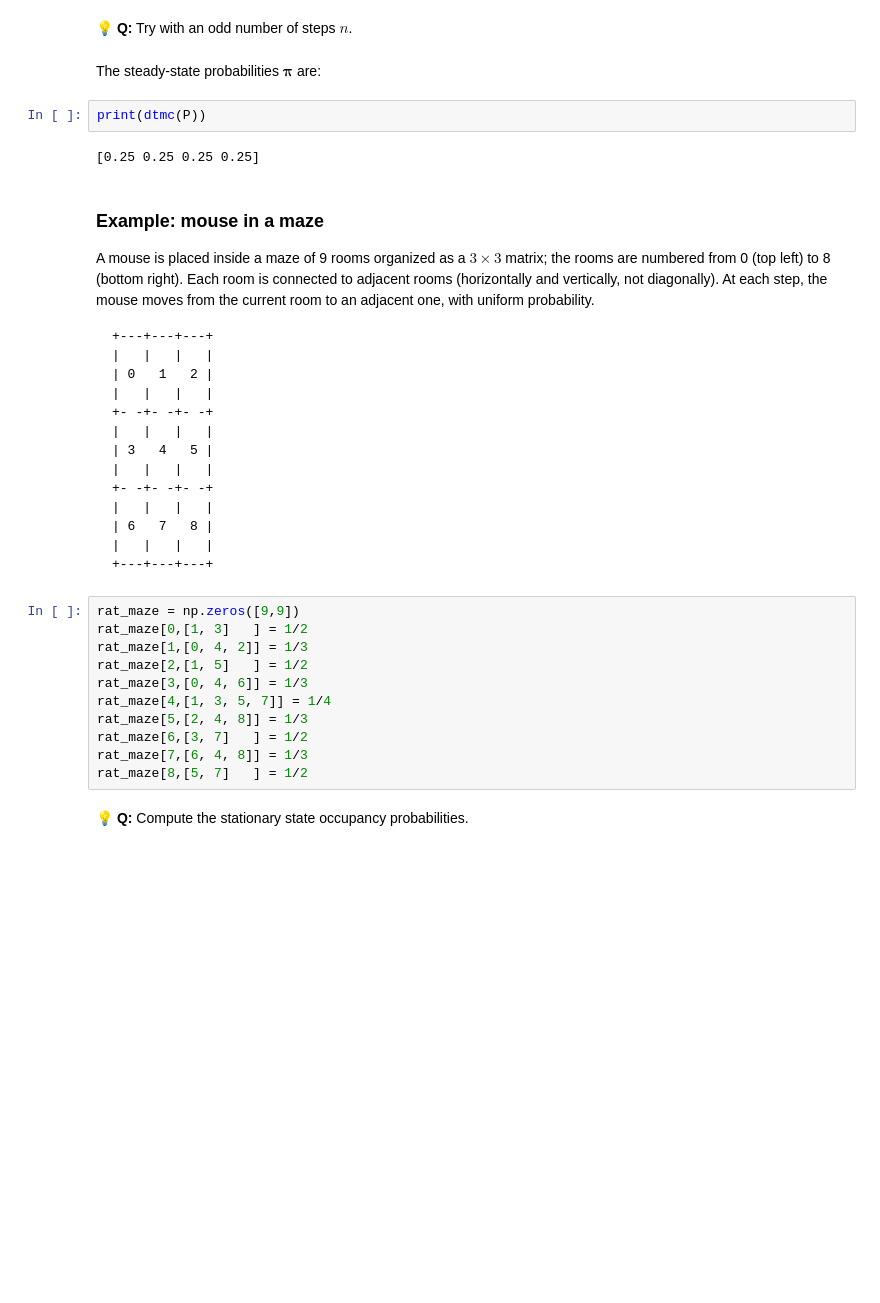
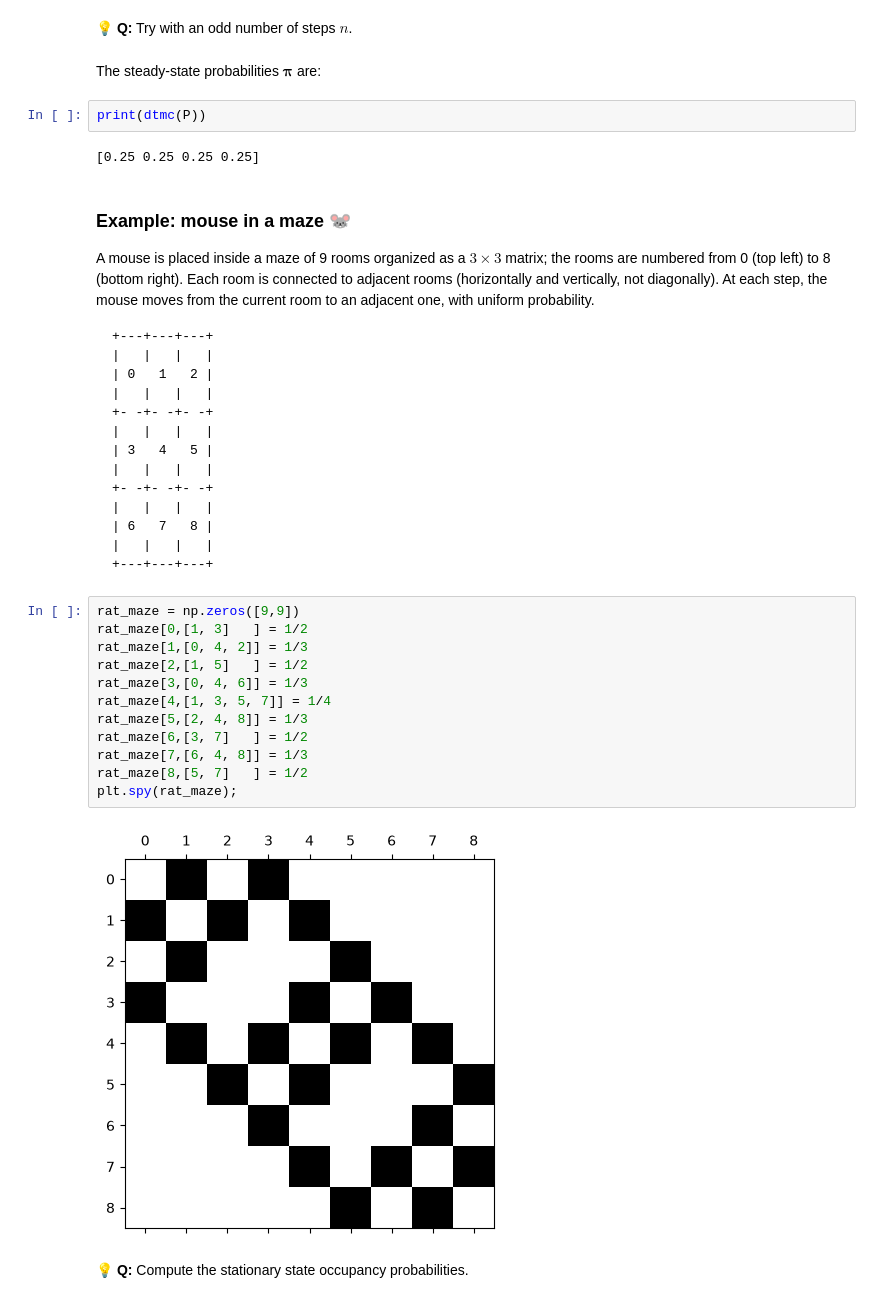
Before and after one commit to mmarzolla/cs-simulation, a Jupyter notebook: Markov-chains/markov-chains.ipynb, the cells around one changed output. Drawn from its saved outputs; the diff is of its cells as text; blank space fills up the shorter version.

```diff
--- a/Markov-chains/markov-chains.ipynb
+++ b/Markov-chains/markov-chains.ipynb
@@ -210,13 +210,13 @@ print(dtmc(P, 10, p0))
 # %% [markdown]
 💡 **Q:**  Try with an odd number of steps $n$.
 # %% [markdown]
-The steady-state probabilities $\mathbf{\pi}$ are:
+The steady-state probabilities $\boldsymbol{\pi}$ are:
 # %%
 print(dtmc(P))
 # %% [output]
 [0.25 0.25 0.25 0.25]
 # %% [markdown]
-### Example: mouse in a maze
+### Example: mouse in a maze 🐭
 
 A mouse is placed inside a maze of 9 rooms organized as a $3 \times 3$ matrix; the rooms are numbered from 0 (top left) to 8 (bottom right). Each room is connected to adjacent rooms (horizontally and vertically, not diagonally). At each step, the mouse moves from the current room to an adjacent one, with uniform probability.
 
@@ -238,14 +238,17 @@ A mouse is placed inside a maze of 9 rooms organized as a $3 \times 3$ matrix; t
 # %%
 rat_maze = np.zeros([9,9])
 rat_maze[0,[1, 3]   ] = 1/2
 rat_maze[1,[0, 4, 2]] = 1/3
 rat_maze[2,[1, 5]   ] = 1/2
 rat_maze[3,[0, 4, 6]] = 1/3
 rat_maze[4,[1, 3, 5, 7]] = 1/4
 rat_maze[5,[2, 4, 8]] = 1/3
 rat_maze[6,[3, 7]   ] = 1/2
 rat_maze[7,[6, 4, 8]] = 1/3
 rat_maze[8,[5, 7]   ] = 1/2
+plt.spy(rat_maze);
+# %% [output]
+[figure, added]
 # %% [markdown]
 💡 **Q:** Compute the stationary state occupancy probabilities.
 # %%
```
Also changed, not shown: parts of 16 cells of this notebook.
